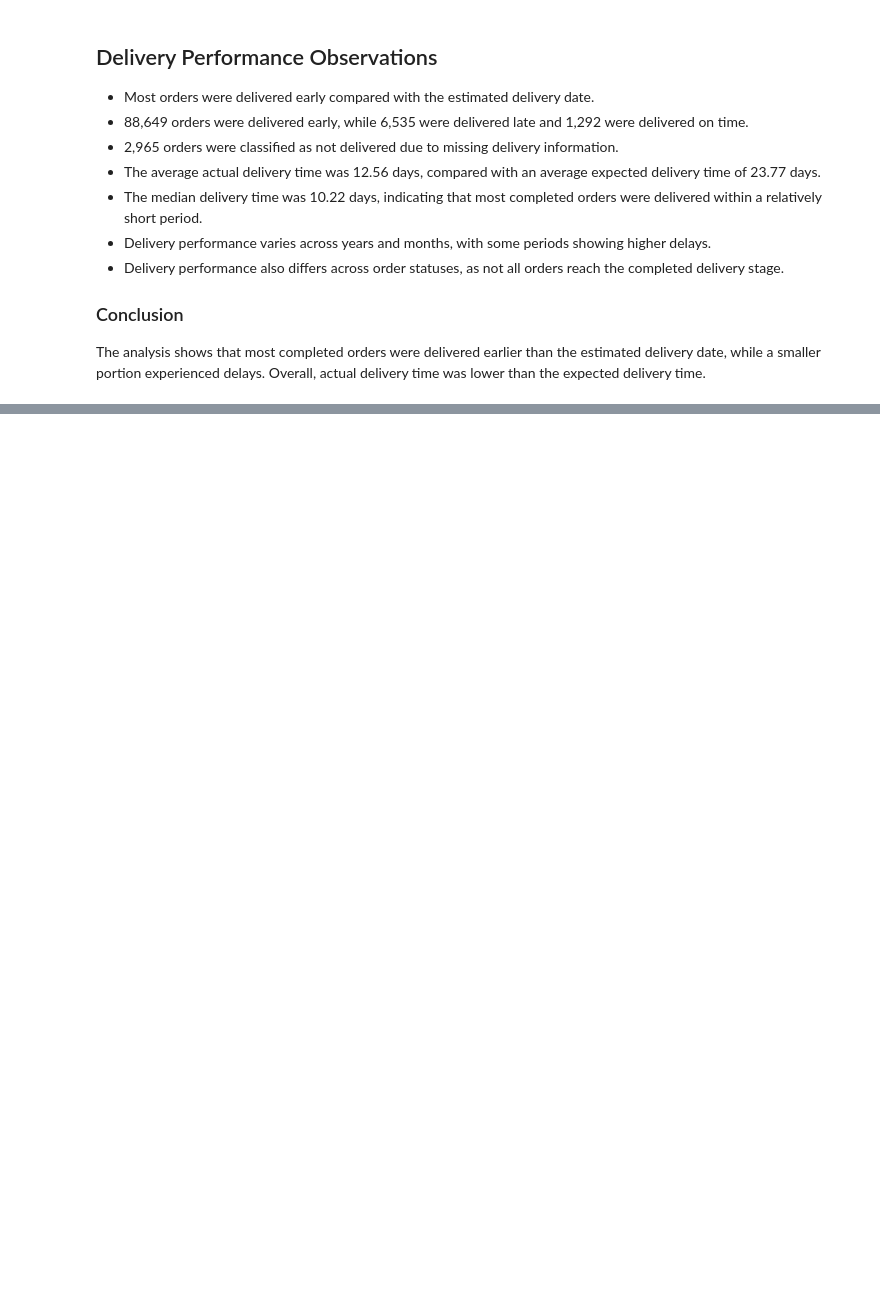
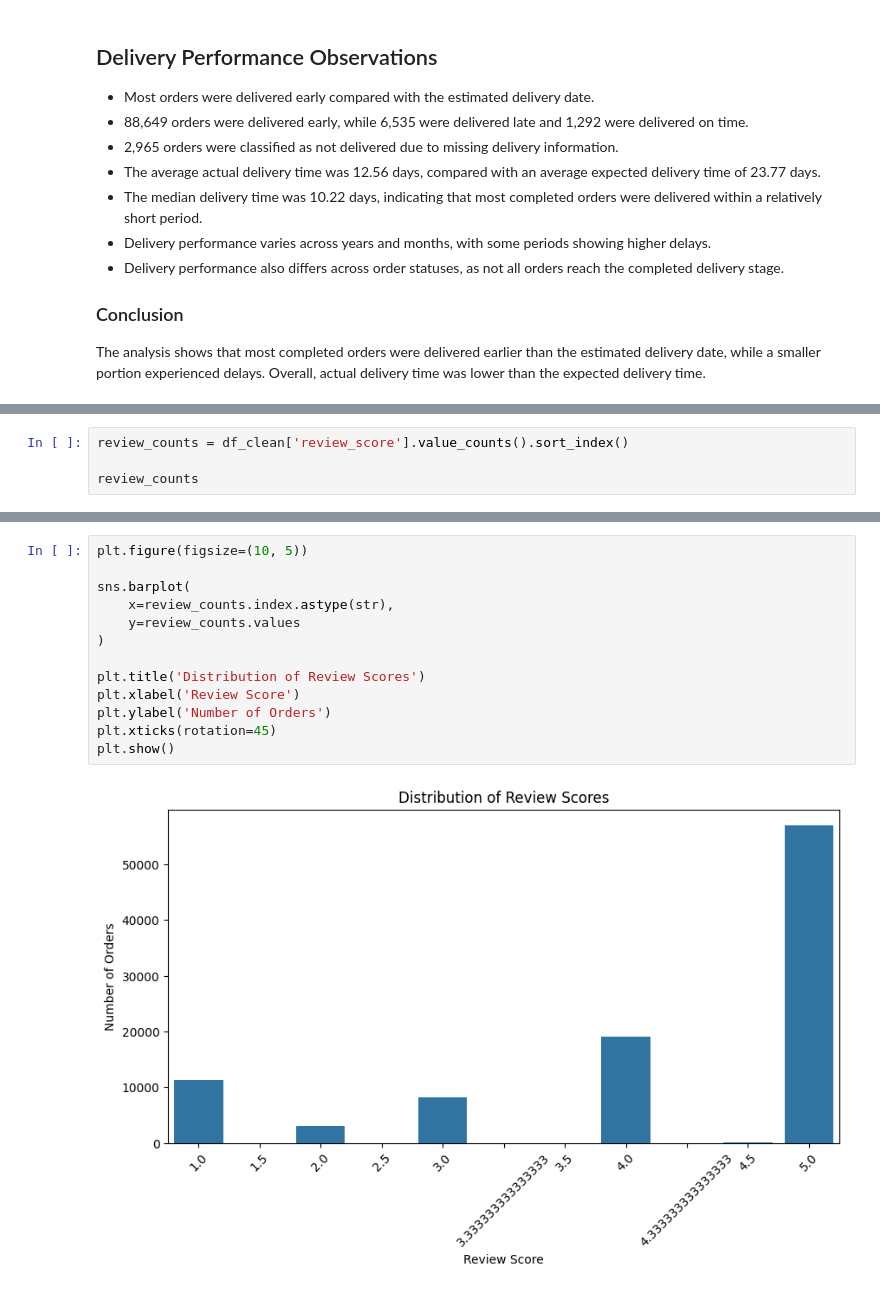
Before and after one commit to PranjaliSBidwe/E-Commerce_Sales_Customer_Behavior_Analysis, a Jupyter notebook: 01_data_understanding.ipynb, the cells around one changed output, grey strips where cells are left out. Drawn from its saved outputs; the diff is of its cells as text; blank space fills up the shorter version.

```diff
--- a/01_data_understanding.ipynb
+++ b/01_data_understanding.ipynb
@@ -2054,0 +2057,4 @@ The analysis shows that most completed orders were delivered earlier than the es
+# %%
+review_counts = df_clean['review_score'].value_counts().sort_index()
+
+review_counts
@@ -2054,0 +2075,15 @@ The analysis shows that most completed orders were delivered earlier than the es
+# %%
+plt.figure(figsize=(10, 5))
+
+sns.barplot(
+    x=review_counts.index.astype(str),
+    y=review_counts.values
+)
+
+plt.title('Distribution of Review Scores')
+plt.xlabel('Review Score')
+plt.ylabel('Number of Orders')
+plt.xticks(rotation=45)
+plt.show()
+# %% [output]
+[figure, added]
```
Also changed, not shown: parts of 17 cells of this notebook.
